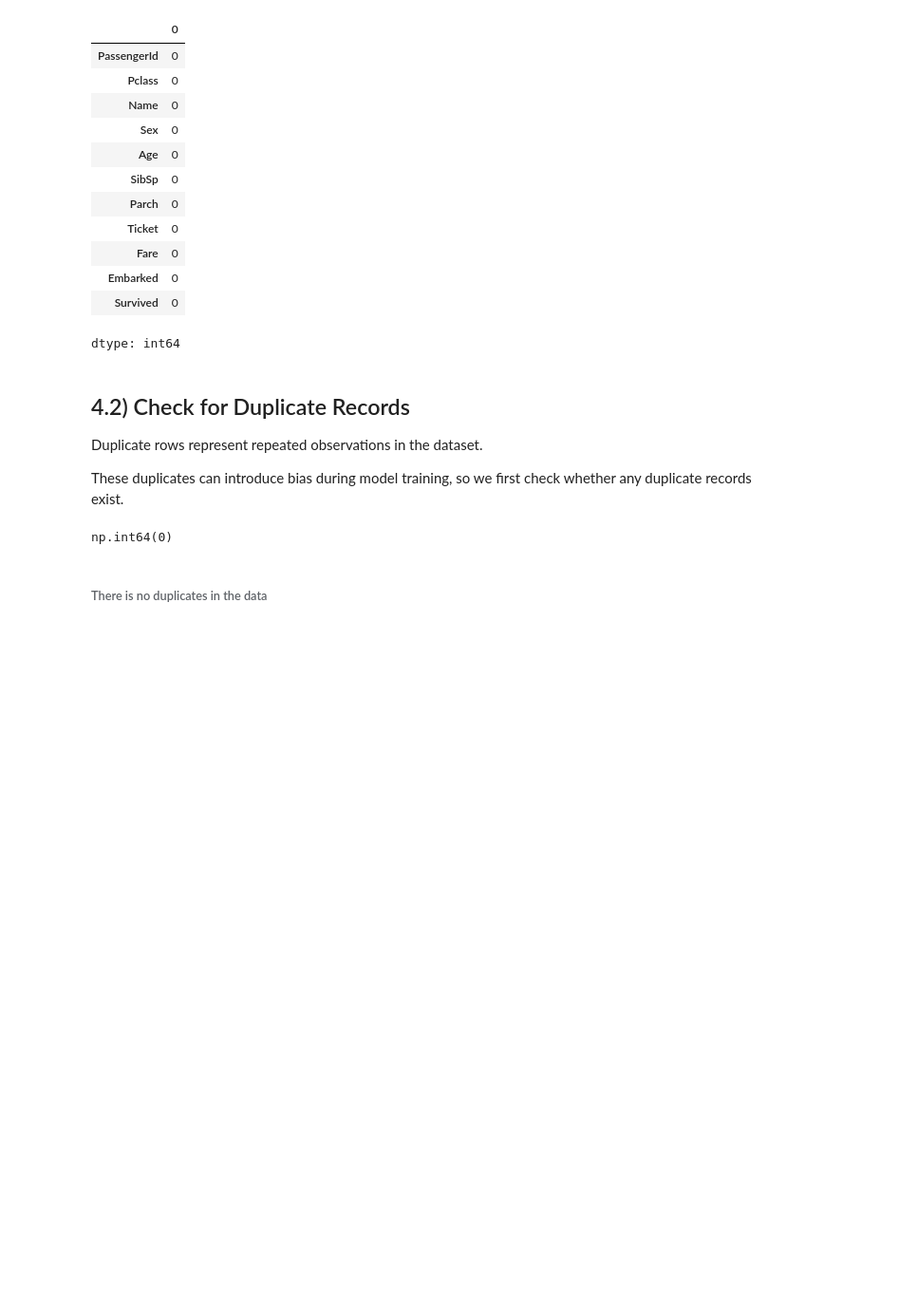
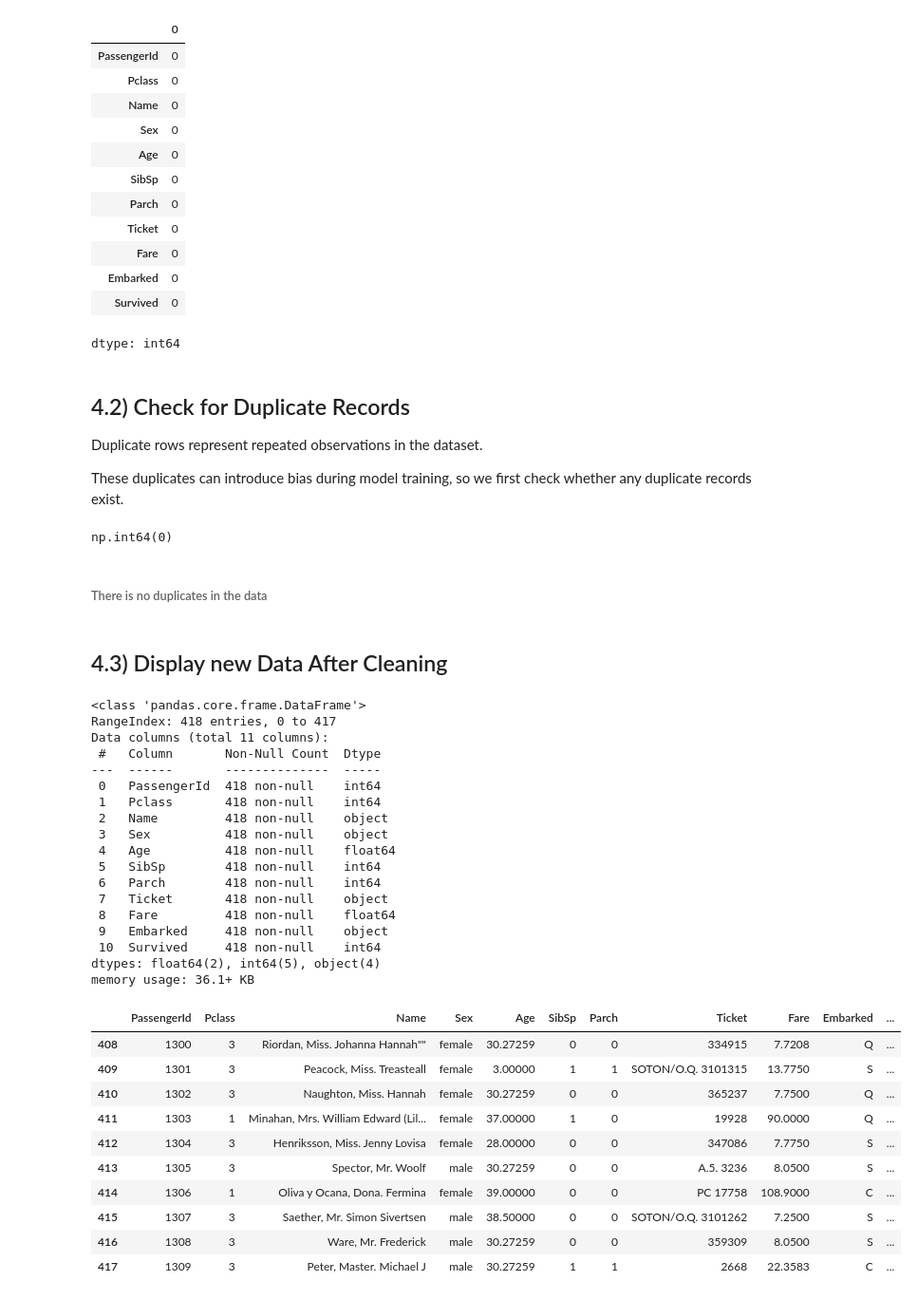
Before and after one commit to Clinton1029/Titanic2, a Jupyter notebook: Titanic.ipynb, the cells around one changed output. Shown at 95% size. Saved outputs shown, nothing was run; the diff lists cells and outputs as text; code cells hidden in the pictures; blank space fills up the shorter version.

```diff
--- a/Titanic.ipynb
+++ b/Titanic.ipynb
@@ -695,3 +695,48 @@ data.duplicated().sum()
 np.int64(0)
 # %% [markdown]
 ###### There is no duplicates in the data
+# %% [markdown]
+## 4.3) Display new Data After Cleaning
+# %%
+# Create a copy of the original dataset
+cleaned_data = data.copy()
+
+#general iformation of data
+cleaned_data.info()
+
+
+# Display first 10 rows
+cleaned_data.head(10)
+
+# Display last 10 rows
+cleaned_data.tail(10)
+# %% [output]
+<class 'pandas.core.frame.DataFrame'>
+RangeIndex: 418 entries, 0 to 417
+Data columns (total 11 columns):
+ #   Column       Non-Null Count  Dtype
+---  ------       --------------  -----
+ 0   PassengerId  418 non-null    int64
+ 1   Pclass       418 non-null    int64
+ 2   Name         418 non-null    object
+ 3   Sex          418 non-null    object
+ 4   Age          418 non-null    float64
+ 5   SibSp        418 non-null    int64
+ 6   Parch        418 non-null    int64
+ 7   Ticket       418 non-null    object
+ 8   Fare         418 non-null    float64
+ 9   Embarked     418 non-null    object
+ 10  Survived     418 non-null    int64
+dtypes: float64(2), int64(5), object(4)
+memory usage: 36.1+ KB
+|  | PassengerId | Pclass | Name | Sex | Age | SibSp | Parch | Ticket | Fare | Embarked | ... |
+| 408 | 1300 | 3 | Riordan, Miss. Johanna Hannah"" | female | 30.27259 | 0 | 0 | 334915 | 7.7208 | Q | ... |
+| 409 | 1301 | 3 | Peacock, Miss. Treasteall | female | 3.00000 | 1 | 1 | SOTON/O.Q. 3101315 | 13.7750 | S | ... |
+| 410 | 1302 | 3 | Naughton, Miss. Hannah | female | 30.27259 | 0 | 0 | 365237 | 7.7500 | Q | ... |
+| 411 | 1303 | 1 | Minahan, Mrs. William Edward (Lil... | female | 37.00000 | 1 | 0 | 19928 | 90.0000 | Q | ... |
+| 412 | 1304 | 3 | Henriksson, Miss. Jenny Lovisa | female | 28.00000 | 0 | 0 | 347086 | 7.7750 | S | ... |
+| 413 | 1305 | 3 | Spector, Mr. Woolf | male | 30.27259 | 0 | 0 | A.5. 3236 | 8.0500 | S | ... |
+| 414 | 1306 | 1 | Oliva y Ocana, Dona. Fermina | female | 39.00000 | 0 | 0 | PC 17758 | 108.9000 | C | ... |
+| 415 | 1307 | 3 | Saether, Mr. Simon Sivertsen | male | 38.50000 | 0 | 0 | SOTON/O.Q. 3101262 | 7.2500 | S | ... |
+| 416 | 1308 | 3 | Ware, Mr. Frederick | male | 30.27259 | 0 | 0 | 359309 | 8.0500 | S | ... |
+| 417 | 1309 | 3 | Peter, Master. Michael J | male | 30.27259 | 1 | 1 | 2668 | 22.3583 | C | ... |
```
